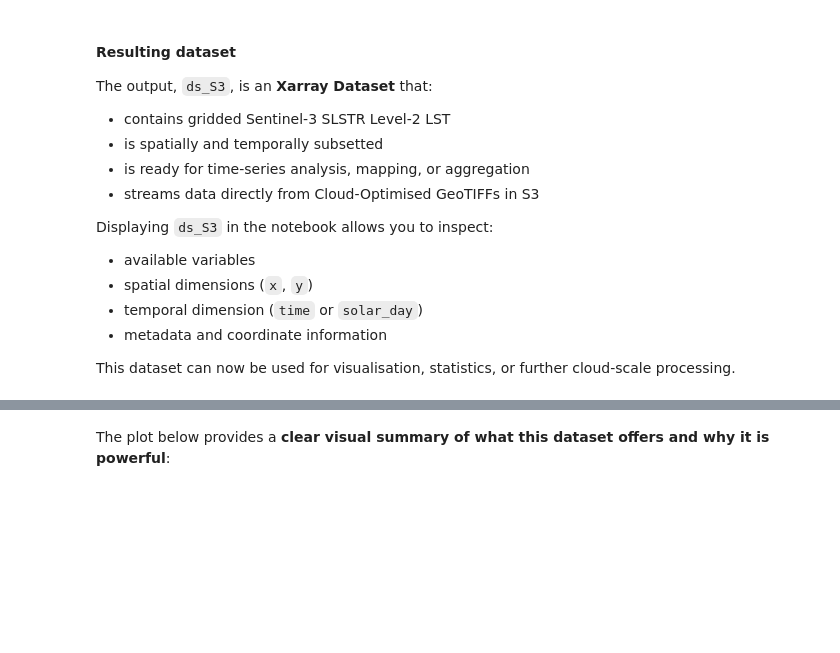
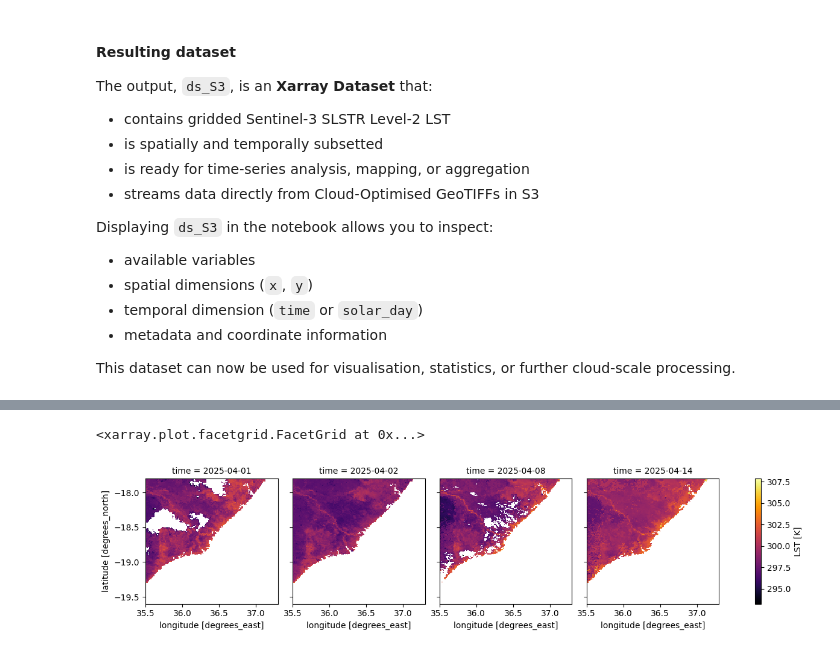
Before and after one commit to digitalearthafrica/deafrica-direct-access, a Jupyter notebook: Datasets/open-data-examples/Sentinel_3_LST/get-to-know-a-dataset.ipynb, the cells around one changed output, grey strips where cells are left out. Cells and saved outputs as stored; diff of their text form; code cells hidden in the pictures; blank space fills up the shorter version.

```diff
--- a/Datasets/open-data-examples/Sentinel_3_LST/get-to-know-a-dataset.ipynb
+++ b/Datasets/open-data-examples/Sentinel_3_LST/get-to-know-a-dataset.ipynb
@@ -218,9 +222,7 @@ First, a query is constructed against the Digital Earth Africa STAC catalogue us
  - the selected Sentinel-3 SLSTR Level-2 LST collection(s) (collections)
  - the time range (start_date to end_date)
 # %%
-query = catalog.search(
-    bbox=bbox, collections=collections, datetime=f"{start_date}/{end_date}"
-)
+query = catalog.search(bbox=bbox, collections=collections, datetime=f"{start_date}/{end_date}")
 # %% [markdown]
 Next, the query is executed and all matching STAC items (each representing an individual dataset, typically a single overpass or time slice) are retrieved:
 # %%
@@ -260,7 +264,6 @@ Here is what each parameter in `stac_load` is doing:
 ds_S3 = stac_load(
     items,
     crs='EPSG:4326',
-    chunks={},
     groupby="solar_day",
     bbox=bbox,
     resolution = -0.01,
@@ -292,0 +339,3 @@ Many measurements in the Sentinel-3 OLCI Level-2 Water Full Resolution product a
+# %%
+scale_factor_LST = ds_S3['LST'].attrs.get('scale_factor')
+scale_factor_LST_unc = ds_S3['LST_uncertainty'].attrs.get('scale_factor')
@@ -296,21 +382,7 @@ This line applies the quality mask to the dataset, ensuring that only valid Sent
 # %%
-# Select a single observation for comparison
-time_idx = 8
+clear = {"summary_cloud": False, "ocean": False, "unfilled": False}
 
-# Unmasked and apply the scale factor
-b03 = (ds_S3["TSM_NN"].isel(time=time_idx)) * 0.0001
+mask = masking.make_mask(ds_S3.CONFIDENCE, **clear)
 
-# Masked and apply the scale factor
-b03_masked = (ds_S3["TSM_NN"].where(ds_S3.dataMask == 1).isel(time=time_idx)) * 0.0001
-
-# Plot comparison
-fig, ax = plt.subplots(1, 2, figsize=(12,5))
-
-b03.plot(ax=ax[0], robust=True)
-ax[0].set_title("Without dataMask")
-
-b03_masked.plot(ax=ax[1], robust=True)
-ax[1].set_title("With dataMask")
-
-plt.tight_layout()
+ds_S3_masked = ds_S3.where(mask == True)
 # %% [markdown]
@@ -318,5 +396,5 @@ plt.tight_layout()
-# %% [markdown]
-The plot below provides a **clear visual summary of what this dataset offers and why it is powerful**:
 # %%
-#mask and apply the scale factor
-(ds_S3['TSM_NN'].where(ds_S3.dataMask == 1).isel(time=[0, 8, 18, 24])* 0.0001).plot(robust=True, col="time", col_wrap=4);
+(ds_S3_masked.isel(time=[0,1,7,13]).LST*scale_factor_LST).plot(col='time', cmap = 'inferno')
+# %% [output]
+<xarray.plot.facetgrid.FacetGrid at 0x...>
+[figure, added]
```
Also changed, not shown: parts of 20 cells of this notebook.
